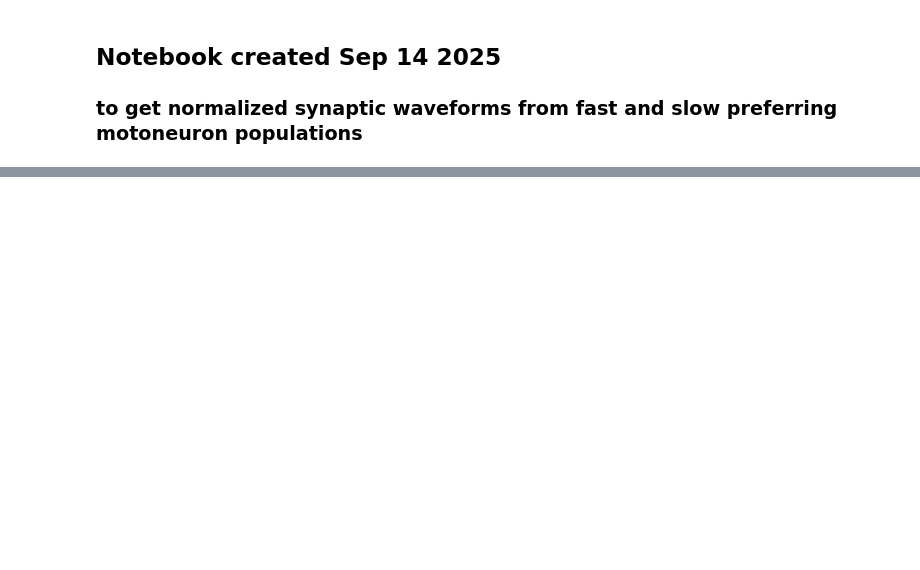
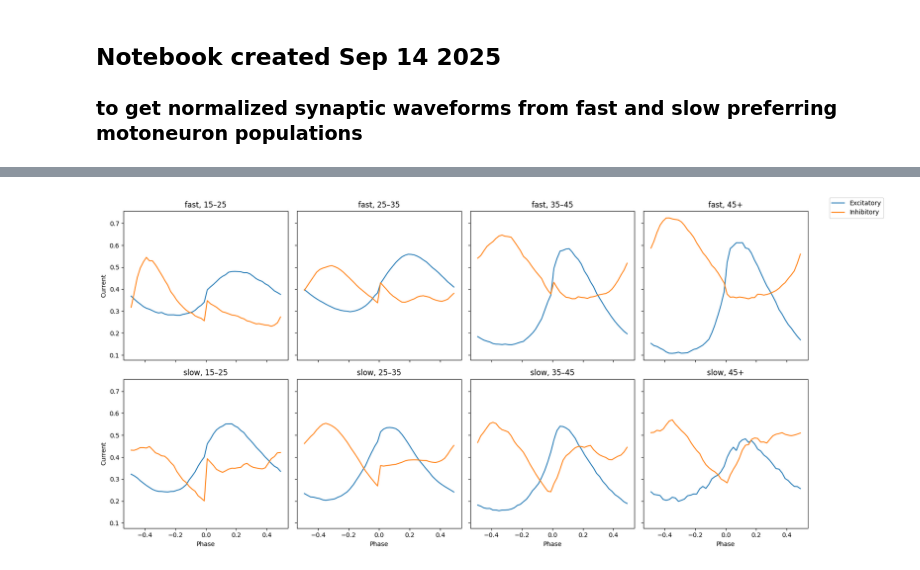
Before and after one commit to haleycab/murray-neuroscience-lab, a Jupyter notebook: Cleaned, updated files from Spring/get_waveforms_fastslow.ipynb, the cells around one changed output, grey strips where cells are left out. Drawn from its saved outputs; the diff is of its cells as text; code cells hidden in the pictures; blank space fills up the shorter version.

```diff
--- a/Cleaned, updated files from Spring/get_waveforms_fastslow.ipynb
+++ b/Cleaned, updated files from Spring/get_waveforms_fastslow.ipynb
@@ -64,0 +15,3 @@ sheets_abfs['2012_04_25_cell1']['annotations']
+# %%
+data = pd.read_csv('normalized_currents_invertE.csv')
+data.columns
@@ -64,0 +37,15 @@ sheets_abfs['2012_04_25_cell1']['annotations']
+# %%
+def recenter_phase(df, col="Phase"):
+    """
+    Take a DataFrame with a Phase column in [0, 1] and remap to [-0.5, 0.5].
+
+    - Values < 0.5 stay the same.
+    - Values >= 0.5 are shifted by -1.
+    """
+    df = df.copy()
+    phases = df[col].to_numpy()
+    phases = np.where(phases >= 0.5, phases - 1.0, phases)
+    df[col] = phases
+    return df
+
+data = recenter_phase(data)
@@ -64,0 +112,67 @@ sheets_abfs['2012_04_25_cell1']['annotations']
+# %%
+import matplotlib.pyplot as plt
+
+def plot_currents_from_df(data, speeds, freq_bins, use_normalized=True):
+    """
+    Plot excitatory and inhibitory currents directly from the dataframe
+    on a grid of subplots.
+
+    Parameters
+    ----------
+    data : pd.DataFrame
+        Must contain columns ['Phase','Current','Normalized Current',
+                              'Freq Bin','Signal Type','Speed'].
+    speeds : list of str
+        e.g. ['fast','slow']
+    freq_bins : list of str
+        e.g. ['15–25','25–35','35–45','45+']
+    use_normalized : bool
+        If True, plot 'Normalized Current'; otherwise plot raw 'Current'.
+    """
+    col = 'Normalized Current' if use_normalized else 'Current'
+    nrows, ncols = len(speeds), len(freq_bins)
+
+    fig, axes = plt.subplots(nrows, ncols, figsize=(4*ncols, 4*nrows), sharex=True, sharey=True)
+
+    # Ensure axes is always 2D for consistent indexing
+    if nrows == 1:
+        axes = [axes]
+    if ncols == 1:
+        axes = [[ax] for ax in axes]
+
+    for i, speed in enumerate(speeds):
+        for j, freq in enumerate(freq_bins):
+            ax = axes[i][j]
+
+            # Filter excitatory and inhibitory traces
+            mask_e = (data['Speed'].str.lower() == speed.lower()) & \
+                     (data['Freq Bin'] == freq) & \
+                     (data['Signal Type'].str.lower() == 'excitatory')
+            mask_i = (data['Speed'].str.lower() == speed.lower()) & \
+                     (data['Freq Bin'] == freq) & \
+                     (data['Signal Type'].str.lower() == 'inhibitory')
+
+            phases_e = data.loc[mask_e, 'Phase'].to_numpy()
+            phases_i = data.loc[mask_i, 'Phase'].to_numpy()
+            e_current = data.loc[mask_e, col].to_numpy()
+            i_current = data.loc[mask_i, col].to_numpy()
+
+            # Plot both traces
+            ax.plot(phases_e, e_current, label="Excitatory", color="tab:blue")
+            ax.plot(phases_i, i_current, label="Inhibitory", color="tab:orange")
+
+            ax.set_title(f"{speed}, {freq}")
+            if j == 0:
+                ax.set_ylabel("Current")
+            if i == nrows - 1:
+                ax.set_xlabel("Phase")
+
+    # Add a global legend
+    handles, labels = axes[0][0].get_legend_handles_labels()
+    fig.legend(handles, labels, loc="upper right", bbox_to_anchor=(1.1, 1.0))
+    plt.tight_layout()
+    plt.show()
+plot_currents_from_df(sorted_df, speeds=['fast','slow'], freq_bins=['15–25','25–35','35–45','45+'])
+plot_currents_from_df(data, speeds=['fast','slow'], freq_bins=['15–25','25–35','35–45','45+'])
+# %% [output]
+[figure, added]
```
Also changed, not shown: parts of 10 cells of this notebook, 5 other files.
